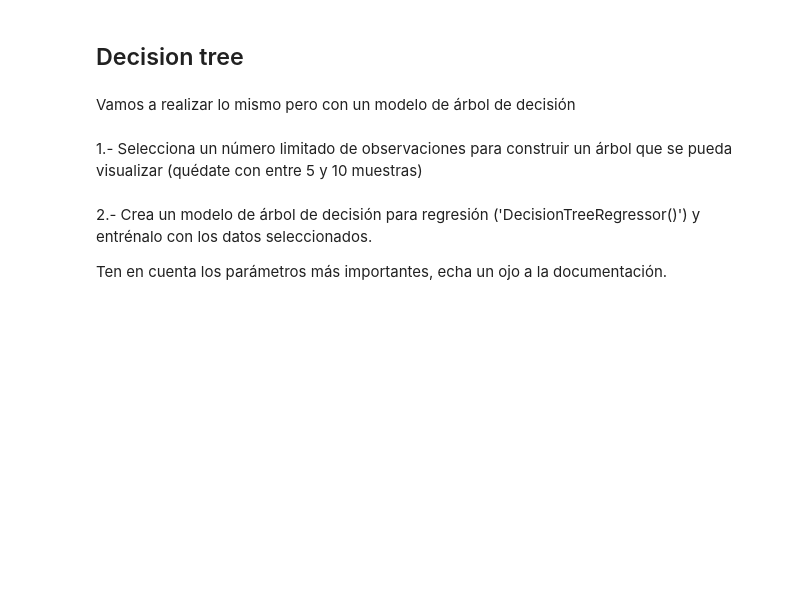
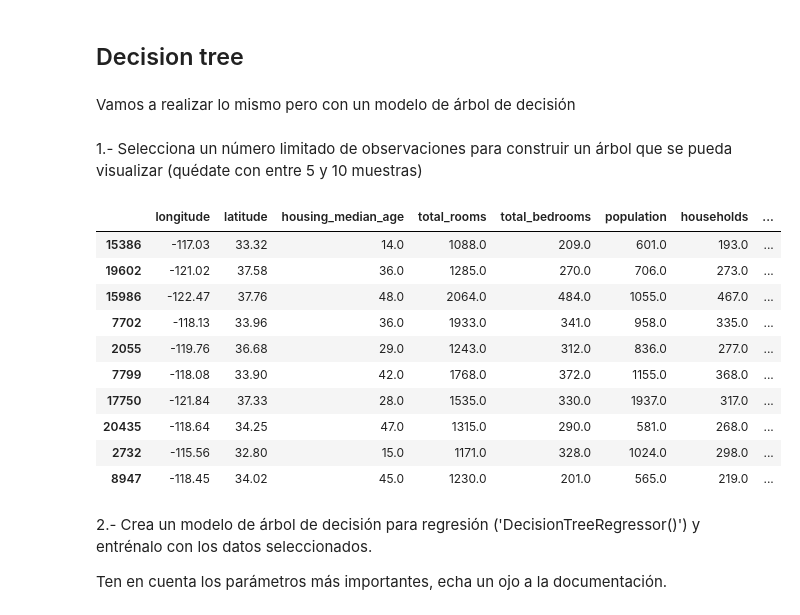
Before and after one commit to Vic263RP/MIA3-Formacion-2023-UV-AI, a Jupyter notebook: B1_HerramientasParaIA/T4_MachineLearning/Clase/Ejercicios_clase.ipynb, the cells around one changed output. Saved outputs shown, nothing was run; the diff lists cells and outputs as text; code cells hidden in the pictures; blank space fills up the shorter version.

```diff
--- a/B1_HerramientasParaIA/T4_MachineLearning/Clase/Ejercicios_clase.ipynb
+++ b/B1_HerramientasParaIA/T4_MachineLearning/Clase/Ejercicios_clase.ipynb
@@ -191,6 +191,23 @@ RMSE:  {3765541069.952536}
 Vamos a realizar lo mismo pero con un modelo de árbol de decisión
 # %% [markdown]
 1.- Selecciona un número limitado de observaciones para construir un árbol que se pueda visualizar (quédate con entre 5 y 10 muestras)
+# %%
+#Coger 10 muestras aleatorias del df train
+
+datos = train.sample(10, random_state=42)
+datos
+# %% [output]
+|  | longitude | latitude | housing_median_age | total_rooms | total_bedrooms | population | households | ... |
+| 15386 | -117.03 | 33.32 | 14.0 | 1088.0 | 209.0 | 601.0 | 193.0 | ... |
+| 19602 | -121.02 | 37.58 | 36.0 | 1285.0 | 270.0 | 706.0 | 273.0 | ... |
+| 15986 | -122.47 | 37.76 | 48.0 | 2064.0 | 484.0 | 1055.0 | 467.0 | ... |
+| 7702 | -118.13 | 33.96 | 36.0 | 1933.0 | 341.0 | 958.0 | 335.0 | ... |
+| 2055 | -119.76 | 36.68 | 29.0 | 1243.0 | 312.0 | 836.0 | 277.0 | ... |
+| 7799 | -118.08 | 33.90 | 42.0 | 1768.0 | 372.0 | 1155.0 | 368.0 | ... |
+| 17750 | -121.84 | 37.33 | 28.0 | 1535.0 | 330.0 | 1937.0 | 317.0 | ... |
+| 20435 | -118.64 | 34.25 | 47.0 | 1315.0 | 290.0 | 581.0 | 268.0 | ... |
+| 2732 | -115.56 | 32.80 | 15.0 | 1171.0 | 328.0 | 1024.0 | 298.0 | ... |
+| 8947 | -118.45 | 34.02 | 45.0 | 1230.0 | 201.0 | 565.0 | 219.0 | ... |
 # %% [markdown]
 2.- Crea un modelo de árbol de decisión para regresión ('DecisionTreeRegressor()') y entrénalo con los datos seleccionados.
 
```
Also changed, not shown: parts of 13 cells of this notebook.
